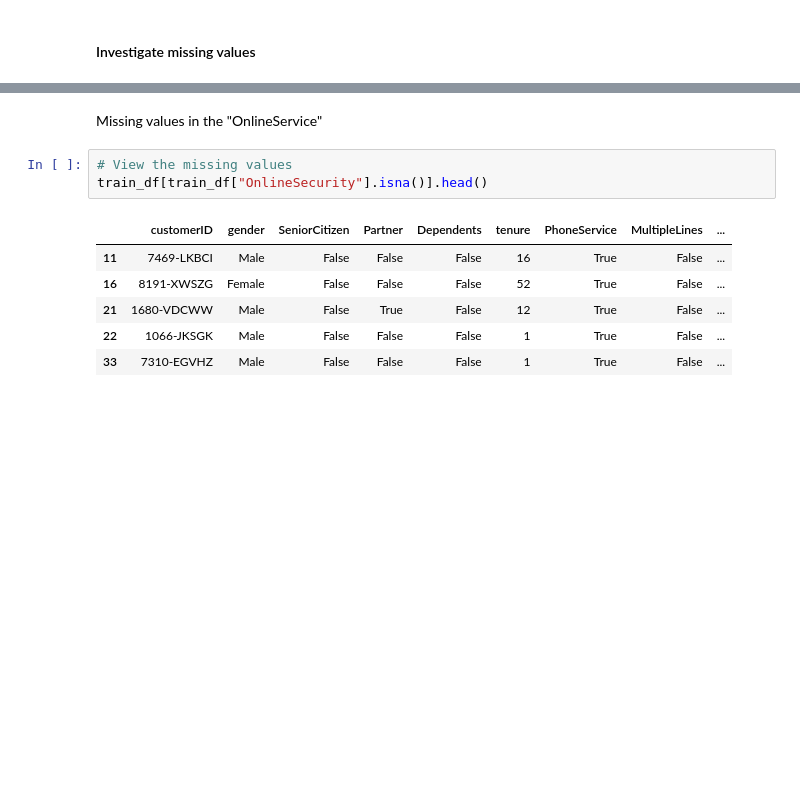
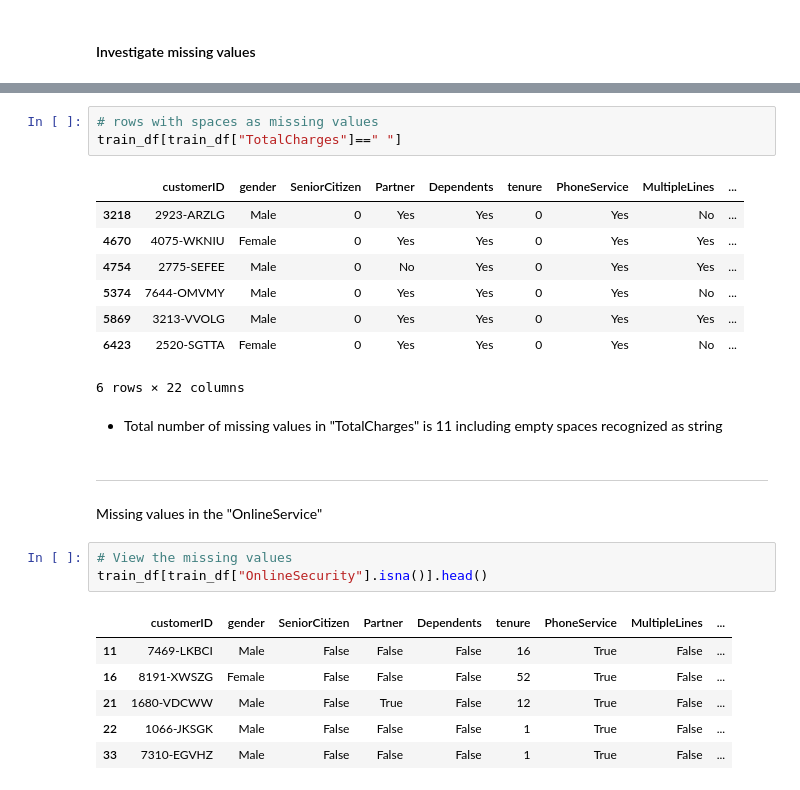
Before and after one commit to Kwamena-A-Yamoah/Customer-churn-analysis, a Jupyter notebook: Notebook/Customer_churn_analysis.ipynb, the cells around one changed output, grey strips where cells are left out. Saved outputs shown, nothing was run; the diff lists cells and outputs as text; blank space fills up the shorter version.

```diff
--- a/Notebook/Customer_churn_analysis.ipynb
+++ b/Notebook/Customer_churn_analysis.ipynb
@@ -372,3 +412,19 @@ dtype: int64
+# %%
+# rows with spaces as missing values
+train_df[train_df["TotalCharges"]==" "]
+# %% [output]
+|  | customerID | gender | SeniorCitizen | Partner | Dependents | tenure | PhoneService | MultipleLines | ... |
+| 3218 | 2923-ARZLG | Male | 0 | Yes | Yes | 0 | Yes | No | ... |
+| 4670 | 4075-WKNIU | Female | 0 | Yes | Yes | 0 | Yes | Yes | ... |
+| 4754 | 2775-SEFEE | Male | 0 | No | Yes | 0 | Yes | Yes | ... |
+| 5374 | 7644-OMVMY | Male | 0 | Yes | Yes | 0 | Yes | No | ... |
+| 5869 | 3213-VVOLG | Male | 0 | Yes | Yes | 0 | Yes | Yes | ... |
+| 6423 | 2520-SGTTA | Female | 0 | Yes | Yes | 0 | Yes | No | ... |
+6 rows × 22 columns
+# %% [markdown]
+- Total number of missing values in "TotalCharges" is 11 including empty spaces recognized as string
+# %% [markdown]
+___
 # %% [markdown]
 Missing values in the "OnlineService"
 # %%
```
Also changed, not shown: parts of 72 cells of this notebook.
